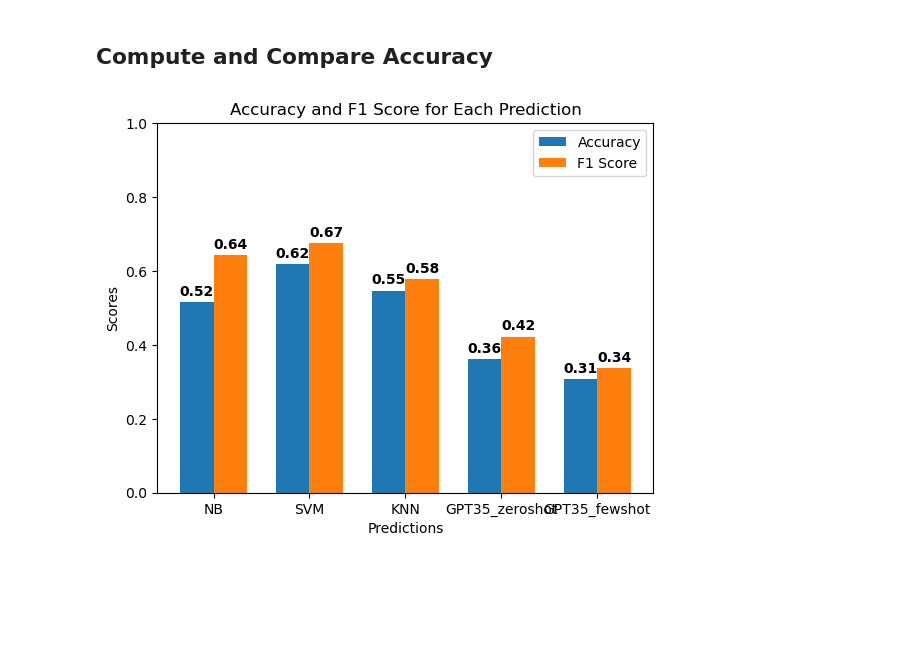
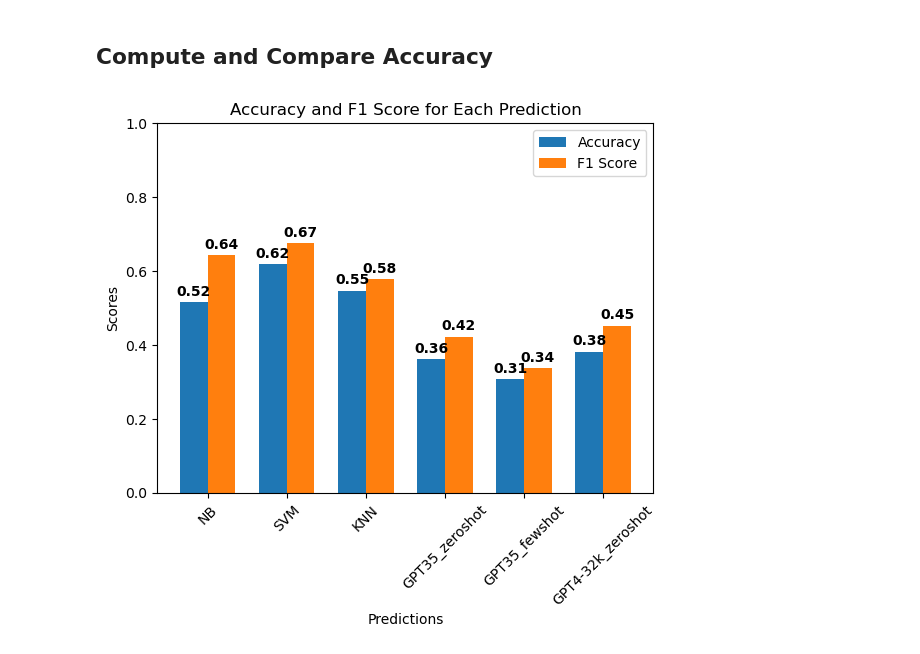
Before and after one commit to avisokay/va_nlp, a Jupyter notebook: src/gpt_nlp/prompt_engineering.ipynb, the cells around one changed output. Drawn from its saved outputs; the diff is of its cells as text; code cells hidden in the pictures; blank space fills up the shorter version.

```diff
--- a/src/gpt_nlp/prompt_engineering.ipynb
+++ b/src/gpt_nlp/prompt_engineering.ipynb
@@ -244,20 +271,24 @@ predictions_classic = pd.read_csv('../classic_nlp/baseline_predictions.csv')
 # predictions_bert = pd.read_csv('../transformer_nlp/ansformer_nlp/predictions_bert.csv')
 predictions_gtp35_zeroshot = pd.read_csv('gpt35_zeroshot_score.csv')
 predictions_gtp35_fewshot = pd.read_csv('gpt35_fewshot_score.csv')
+predictions_gpt432k_zeroshot = pd.read_csv('gpt4-32k_zeroshot_score.csv')
 # %%
 accuracy_df = predictions_classic.copy()
 # accuracy_df['predictions_BERT'] = predictions_bert
 accuracy_df['predictions_GPT35_zeroshot'] = predictions_gtp35_zeroshot
 accuracy_df['predictions_GPT35_fewshot'] = predictions_gtp35_fewshot
+accuracy_df['predictions_GPT4-32k_zeroshot'] = predictions_gpt432k_zeroshot
+
 
 accuracy_df = accuracy_df.rename(columns={"predictions_NB": "NB",
                             "predictions_SVM": "SVM",
                             "predictions_KNN": "KNN",
                             "predictions_GPT35_zeroshot": "GPT35_zeroshot",
-                            "predictions_GPT35_fewshot": "GPT35_fewshot"})
+                            "predictions_GPT35_fewshot": "GPT35_fewshot",
+                            "predictions_GPT4-32k_zeroshot": "GPT4-32k_zeroshot"})
 # %%
 # Calculate accuracy and F1 score for each prediction column
-columns_to_evaluate = ['NB', 'SVM', 'KNN', 'GPT35_zeroshot', 'GPT35_fewshot']
+columns_to_evaluate = ['NB', 'SVM', 'KNN', 'GPT35_zeroshot', 'GPT35_fewshot', 'GPT4-32k_zeroshot']
 accuracy_scores = []
 f1_scores = []
 
@@ -265,31 +296,32 @@ for column in columns_to_evaluate:
     accuracy = accuracy_score(accuracy_df[column], accuracy_df['Test_Y'])
     f1 = f1_score(accuracy_df[column], accuracy_df['Test_Y'] , average = 'weighted')
     accuracy_scores.append(accuracy)
     f1_scores.append(f1)
 
 # Plot the results
 fig, ax = plt.subplots()
 
 bar_width = 0.35
 index = np.arange(len(columns_to_evaluate))
 
 bar1 = ax.bar(index, accuracy_scores, bar_width, label='Accuracy')
 bar2 = ax.bar(index + bar_width, f1_scores, bar_width, label='F1 Score')
 
 ax.set_xlabel('Predictions')
 ax.set_ylabel('Scores')
 ax.set_title('Accuracy and F1 Score for Each Prediction')
 ax.set_xticks(index + bar_width / 2)
 ax.set_xticklabels(columns_to_evaluate)
+plt.xticks(rotation=45)
 ax.legend()
 # Set y-axis range to 0-1
 ax.set_ylim(0, 1)
 
 # Add scores on top of each bar
 for i, (acc, f1) in enumerate(zip(accuracy_scores, f1_scores)):
     ax.text(i, acc + 0.01, f'{acc:.2f}', ha='center', va='bottom', color='black', fontweight='bold')
     ax.text(i + bar_width, f1 + 0.01, f'{f1:.2f}', ha='center', va='bottom', color='black', fontweight='bold')
 
 plt.show()
 # %% [output]
-[figure, old version]
+[figure, new version]
```
Also changed, not shown: parts of 18 cells of this notebook, 2 other files.
